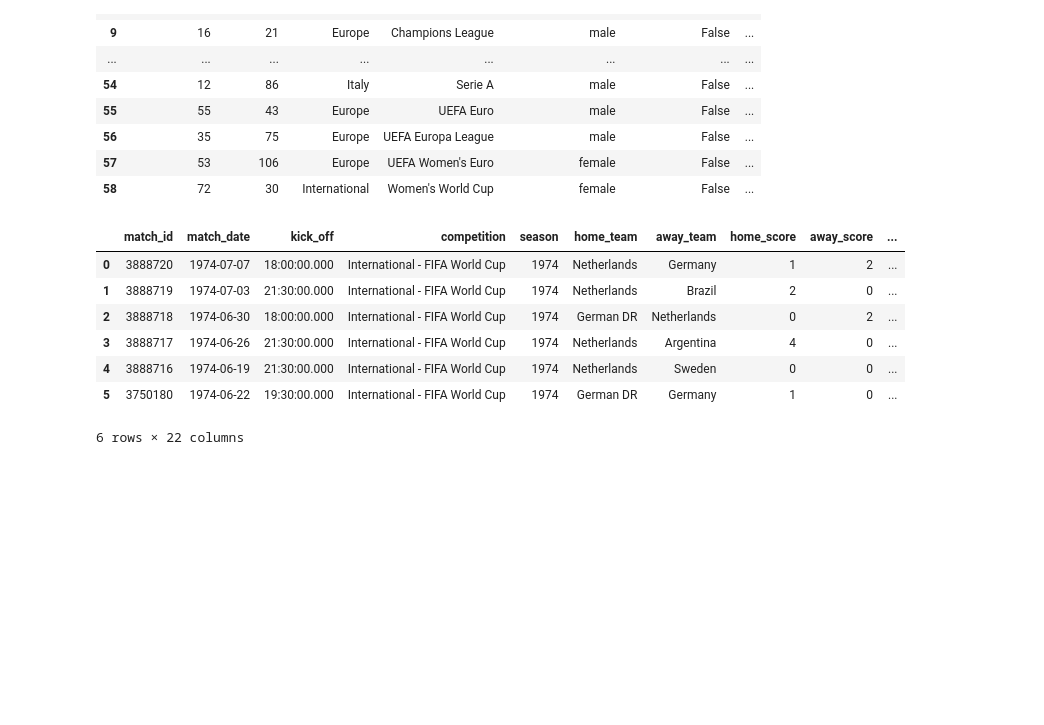
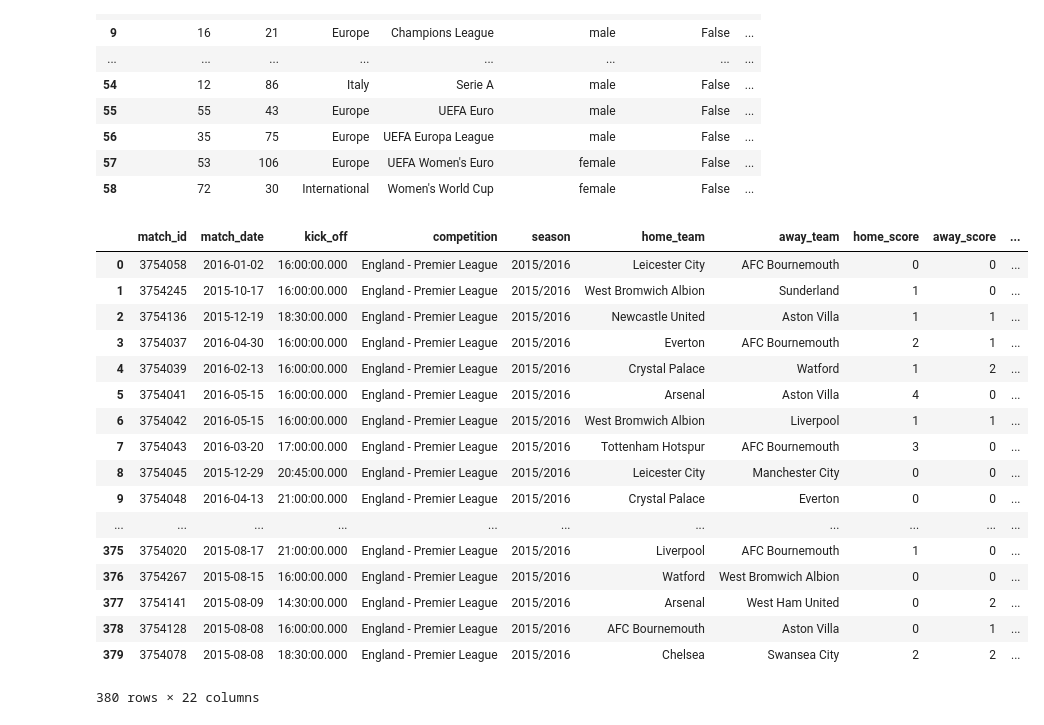
Before and after one commit to AugustSteff/Data-Analysis-in-football, a Jupyter notebook: Match_Reports/Post Match Report.ipynb, the cells around one changed output. Saved outputs shown, nothing was run; the diff lists cells and outputs as text; code cells hidden in the pictures; blank space fills up the shorter version.

```diff
--- a/Match_Reports/Post Match Report.ipynb
+++ b/Match_Reports/Post Match Report.ipynb
@@ -29,14 +29,24 @@ sb.competitions()
 | 57 | 53 | 106 | Europe | UEFA Women's Euro | female | False | ... |
 | 58 | 72 | 30 | International | Women's World Cup | female | False | ... |
 # %%
-sb.matches(competition_id=43, season_id=51)
+sb.matches(competition_id=2, season_id=27)
 # %% [output]
 |  | match_id | match_date | kick_off | competition | season | home_team | away_team | home_score | away_score | ... |
-| 0 | 3888720 | 1974-07-07 | 18:00:00.000 | International - FIFA World Cup | 1974 | Netherlands | Germany | 1 | 2 | ... |
-| 1 | 3888719 | 1974-07-03 | 21:30:00.000 | International - FIFA World Cup | 1974 | Netherlands | Brazil | 2 | 0 | ... |
-| 2 | 3888718 | 1974-06-30 | 18:00:00.000 | International - FIFA World Cup | 1974 | German DR | Netherlands | 0 | 2 | ... |
-| 3 | 3888717 | 1974-06-26 | 21:30:00.000 | International - FIFA World Cup | 1974 | Netherlands | Argentina | 4 | 0 | ... |
-| 4 | 3888716 | 1974-06-19 | 21:30:00.000 | International - FIFA World Cup | 1974 | Netherlands | Sweden | 0 | 0 | ... |
-| 5 | 3750180 | 1974-06-22 | 19:30:00.000 | International - FIFA World Cup | 1974 | German DR | Germany | 1 | 0 | ... |
+| 0 | 3754058 | 2016-01-02 | 16:00:00.000 | England - Premier League | 2015/2016 | Leicester City | AFC Bournemouth | 0 | 0 | ... |
+| 1 | 3754245 | 2015-10-17 | 16:00:00.000 | England - Premier League | 2015/2016 | West Bromwich Albion | Sunderland | 1 | 0 | ... |
+| 2 | 3754136 | 2015-12-19 | 18:30:00.000 | England - Premier League | 2015/2016 | Newcastle United | Aston Villa | 1 | 1 | ... |
+| 3 | 3754037 | 2016-04-30 | 16:00:00.000 | England - Premier League | 2015/2016 | Everton | AFC Bournemouth | 2 | 1 | ... |
+| 4 | 3754039 | 2016-02-13 | 16:00:00.000 | England - Premier League | 2015/2016 | Crystal Palace | Watford | 1 | 2 | ... |
+| 5 | 3754041 | 2016-05-15 | 16:00:00.000 | England - Premier League | 2015/2016 | Arsenal | Aston Villa | 4 | 0 | ... |
+| 6 | 3754042 | 2016-05-15 | 16:00:00.000 | England - Premier League | 2015/2016 | West Bromwich Albion | Liverpool | 1 | 1 | ... |
+| 7 | 3754043 | 2016-03-20 | 17:00:00.000 | England - Premier League | 2015/2016 | Tottenham Hotspur | AFC Bournemouth | 3 | 0 | ... |
+| 8 | 3754045 | 2015-12-29 | 20:45:00.000 | England - Premier League | 2015/2016 | Leicester City | Manchester City | 0 | 0 | ... |
+| 9 | 3754048 | 2016-04-13 | 21:00:00.000 | England - Premier League | 2015/2016 | Crystal Palace | Everton | 0 | 0 | ... |
+| ... | ... | ... | ... | ... | ... | ... | ... | ... | ... | ... |
+| 375 | 3754020 | 2015-08-17 | 21:00:00.000 | England - Premier League | 2015/2016 | Liverpool | AFC Bournemouth | 1 | 0 | ... |
+| 376 | 3754267 | 2015-08-15 | 16:00:00.000 | England - Premier League | 2015/2016 | Watford | West Bromwich Albion | 0 | 0 | ... |
+| 377 | 3754141 | 2015-08-09 | 14:30:00.000 | England - Premier League | 2015/2016 | Arsenal | West Ham United | 0 | 2 | ... |
+| 378 | 3754128 | 2015-08-08 | 16:00:00.000 | England - Premier League | 2015/2016 | AFC Bournemouth | Aston Villa | 0 | 1 | ... |
+| 379 | 3754078 | 2015-08-08 | 18:30:00.000 | England - Premier League | 2015/2016 | Chelsea | Swansea City | 2 | 2 | ... |
-6 rows × 22 columns
+380 rows × 22 columns
 # %%
```
Also changed, not shown: parts of 2 cells of this notebook, 3 other files.
